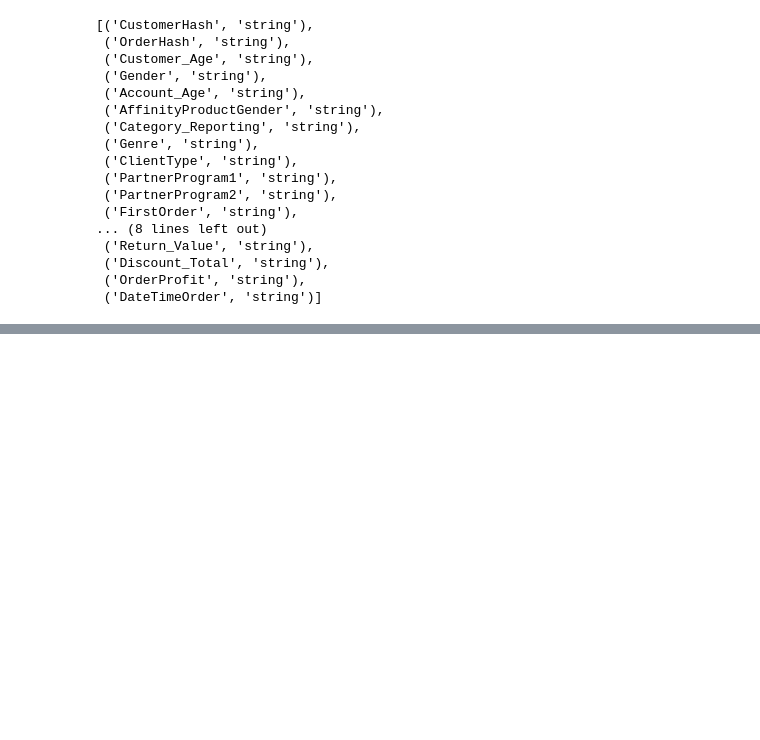
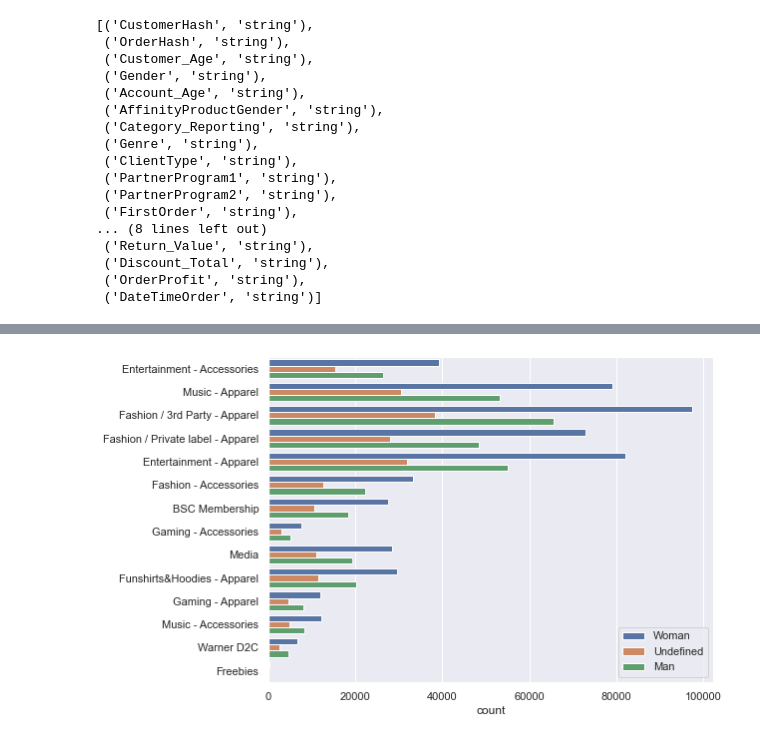
Before and after one commit to Alok2412/Customer-Segmentation-, a Jupyter notebook: Customer_Segmentation - Spark.ipynb, the cells around one changed output, grey strips where cells are left out. Cells and saved outputs as stored; diff of their text form; code cells hidden in the pictures; blank space fills up the shorter version.

```diff
--- a/Customer_Segmentation - Spark.ipynb
+++ b/Customer_Segmentation - Spark.ipynb
@@ -269,3 +240,11 @@ df1 = df1.drop('CustomerHash','OrderHash','DateTimeOrder')
+# %%
+# count plot with for categories and genre of customer
+sns.set_style('darkgrid')
+sns.set(rc={'figure.figsize':(8,6)})
+my_list = df1.select(F.collect_list('Category_Reporting')).first()[0]
+sns.countplot(y=my_list,orient='v',hue=df1.select(F.collect_list('Gender')).first()[0]);
+# %% [output]
+[figure, added]
 # %%
 df1.select("Gender").distinct().show()
 df1.select("AffinityProductGender").distinct().show()
```
Also changed, not shown: parts of 76 cells of this notebook.
